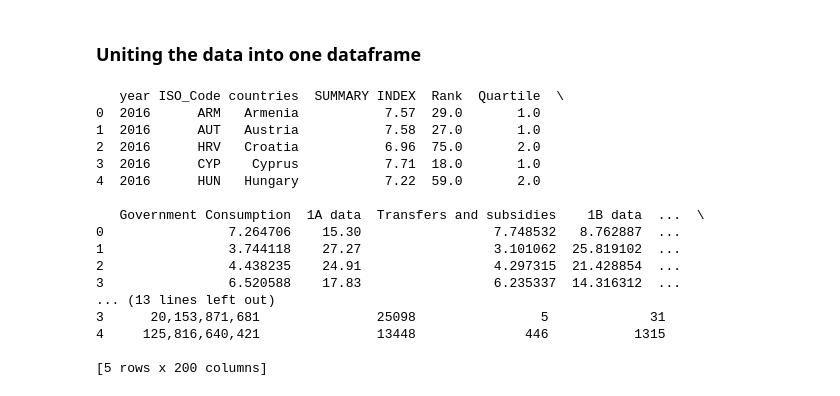
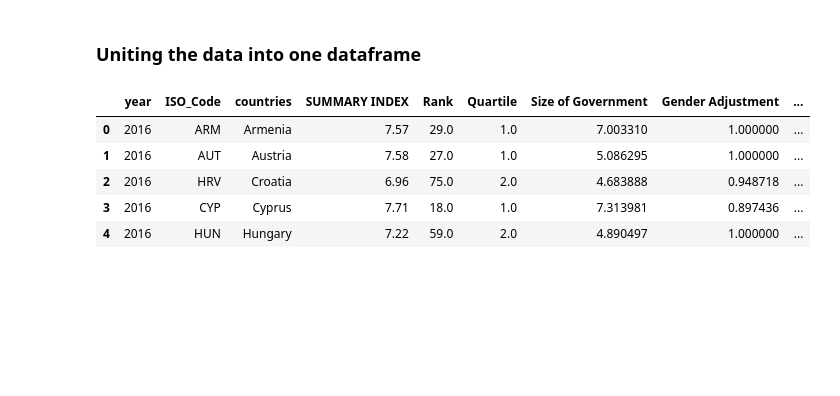
Before and after one commit to miamelaniemoor/human-freedom-and-suicide, a Jupyter notebook: Untitled.ipynb, the cells around one changed output. Cells and saved outputs as stored; diff of their text form; code cells hidden in the pictures; blank space fills up the shorter version.

```diff
--- a/Untitled.ipynb
+++ b/Untitled.ipynb
@@ -187,27 +212,15 @@ suicide_data_combined = suicide_data_combined.drop(columns=['HDI for year'])
 # %% [markdown]
 ### Uniting the data into one dataframe
 # %%
-merged_data = pd.merge(efw_data, hfi_data, on=['countries', 'year'], how='inner')
+merged_data = pd.merge(filtered_efw_data, hfi_data, on=['countries', 'year'], how='inner')
 merged_data = pd.merge(merged_data, suicide_data_combined, on=['countries', 'year'], how='inner')
-#merged_data.to_csv("merged_data.csv", index=False)
 
-# Preview the result
-print(merged_data.head())
+pd.set_option('display.max_columns', None)
+merged_data.head()
 # %% [output]
-   year ISO_Code countries  SUMMARY INDEX  Rank  Quartile  \
-0  2016      ARM   Armenia           7.57  29.0       1.0
-1  2016      AUT   Austria           7.58  27.0       1.0
-2  2016      HRV   Croatia           6.96  75.0       2.0
-3  2016      CYP    Cyprus           7.71  18.0       1.0
-4  2016      HUN   Hungary           7.22  59.0       2.0
-
-   Government Consumption  1A data  Transfers and subsidies    1B data  ...  \
-0                7.264706    15.30                 7.748532   8.762887  ...
-1                3.744118    27.27                 3.101062  25.819102  ...
-2                4.438235    24.91                 4.297315  21.428854  ...
-3                6.520588    17.83                 6.235337  14.316312  ...
-... (13 lines left out)
-3      20,153,871,681               25098                5             31
-4     125,816,640,421               13448              446           1315
-
-[5 rows x 200 columns]
+|  | year | ISO_Code | countries | SUMMARY INDEX | Rank | Quartile | Size of Government | Gender Adjustment | ... |
+| 0 | 2016 | ARM | Armenia | 7.57 | 29.0 | 1.0 | 7.003310 | 1.000000 | ... |
+| 1 | 2016 | AUT | Austria | 7.58 | 27.0 | 1.0 | 5.086295 | 1.000000 | ... |
+| 2 | 2016 | HRV | Croatia | 6.96 | 75.0 | 2.0 | 4.683888 | 0.948718 | ... |
+| 3 | 2016 | CYP | Cyprus | 7.71 | 18.0 | 1.0 | 7.313981 | 0.897436 | ... |
+| 4 | 2016 | HUN | Hungary | 7.22 | 59.0 | 2.0 | 4.890497 | 1.000000 | ... |
```
Also changed, not shown: parts of 5 cells of this notebook.
